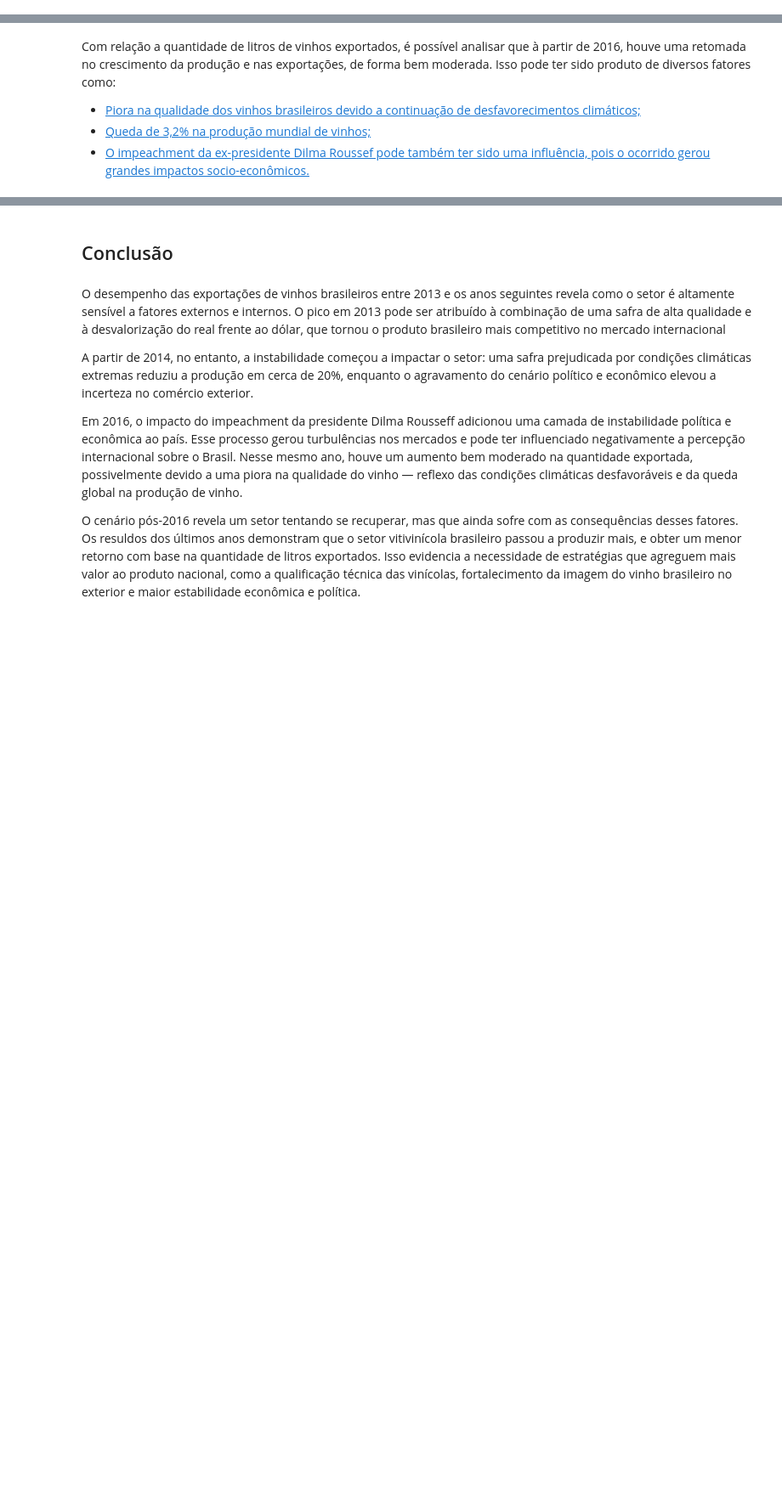
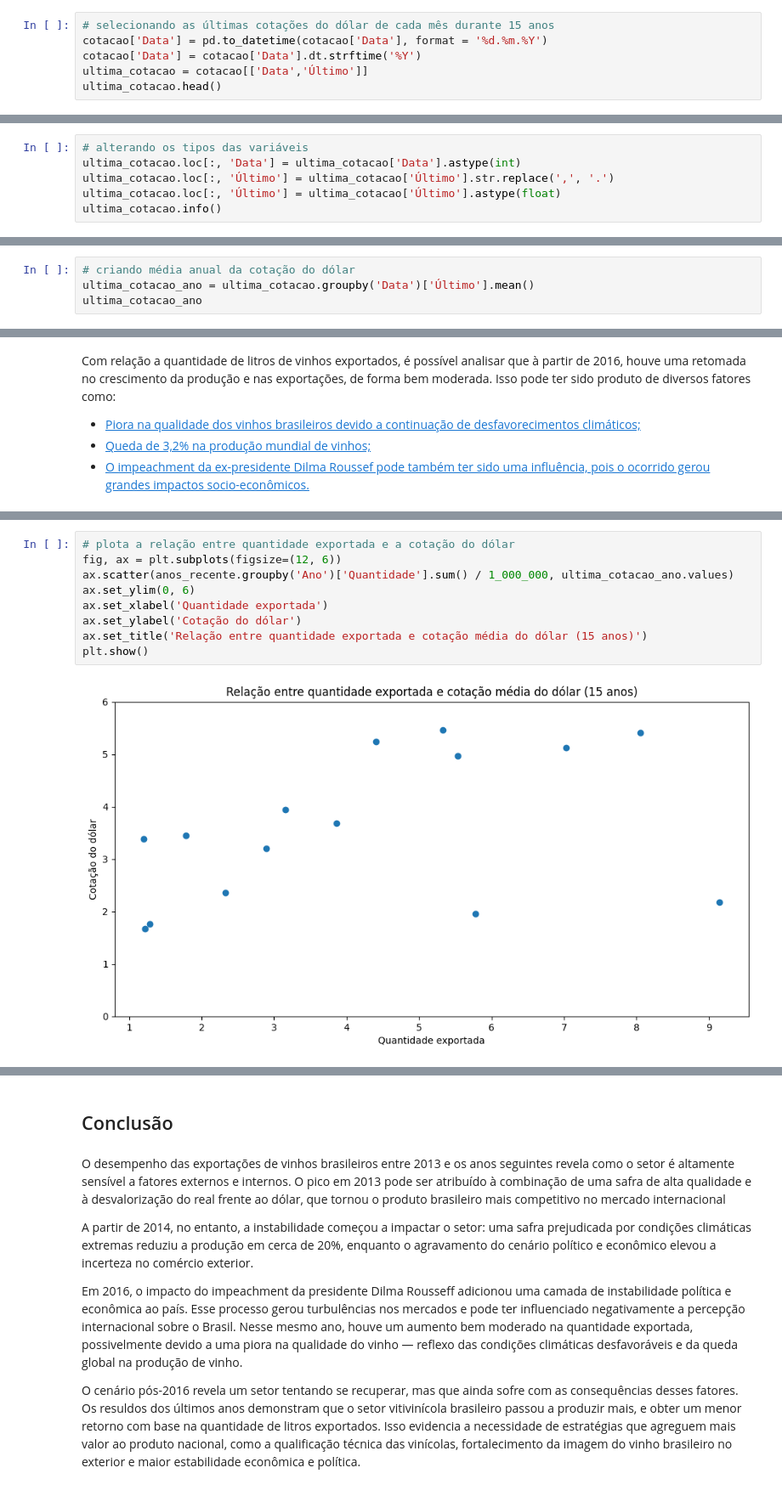
Before and after one commit to fiapostechfase1/tech-challenge, a Jupyter notebook: Tech_Challenge.ipynb, the cells around one changed output, grey strips where cells are left out. Shown at 85% size. Saved outputs shown, nothing was run; the diff lists cells and outputs as text; blank space fills up the shorter version.

```diff
--- a/Tech_Challenge.ipynb
+++ b/Tech_Challenge.ipynb
@@ -183,0 +227,6 @@ anos_recente[['Valor', 'Quantidade']].describe()
+# %%
+# selecionando as últimas cotações do dólar de cada mês durante 15 anos
+cotacao['Data'] = pd.to_datetime(cotacao['Data'], format = '%d.%m.%Y')
+cotacao['Data'] = cotacao['Data'].dt.strftime('%Y')
+ultima_cotacao = cotacao[['Data','Último']]
+ultima_cotacao.head()
@@ -183,0 +253,6 @@ anos_recente[['Valor', 'Quantidade']].describe()
+# %%
+# alterando os tipos das variáveis
+ultima_cotacao.loc[:, 'Data'] = ultima_cotacao['Data'].astype(int)
+ultima_cotacao.loc[:, 'Último'] = ultima_cotacao['Último'].str.replace(',', '.')
+ultima_cotacao.loc[:, 'Último'] = ultima_cotacao['Último'].astype(float)
+ultima_cotacao.info()
@@ -183,0 +269,4 @@ anos_recente[['Valor', 'Quantidade']].describe()
+# %%
+# criando média anual da cotação do dólar
+ultima_cotacao_ano = ultima_cotacao.groupby('Data')['Último'].mean()
+ultima_cotacao_ano
@@ -281,0 +470,11 @@ plt.show()
+# %%
+# plota a relação entre quantidade exportada e a cotação do dólar
+fig, ax = plt.subplots(figsize=(12, 6))
+ax.scatter(anos_recente.groupby('Ano')['Quantidade'].sum() / 1_000_000, ultima_cotacao_ano.values)
+ax.set_ylim(0, 6)
+ax.set_xlabel('Quantidade exportada')
+ax.set_ylabel('Cotação do dólar')
+ax.set_title('Relação entre quantidade exportada e cotação média do dólar (15 anos)')
+plt.show()
+# %% [output]
+[figure, added]
```
Also changed, not shown: parts of 28 cells of this notebook.
